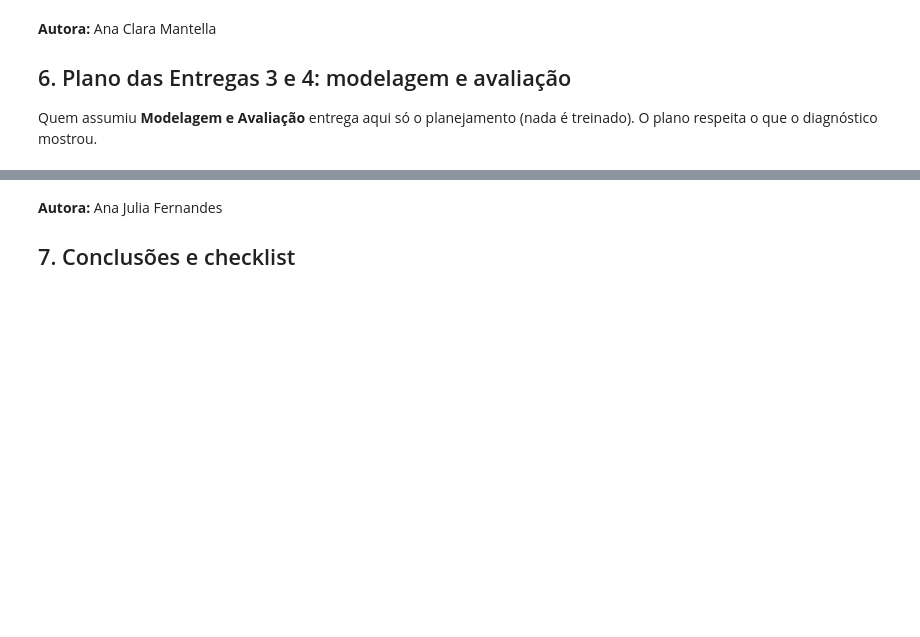
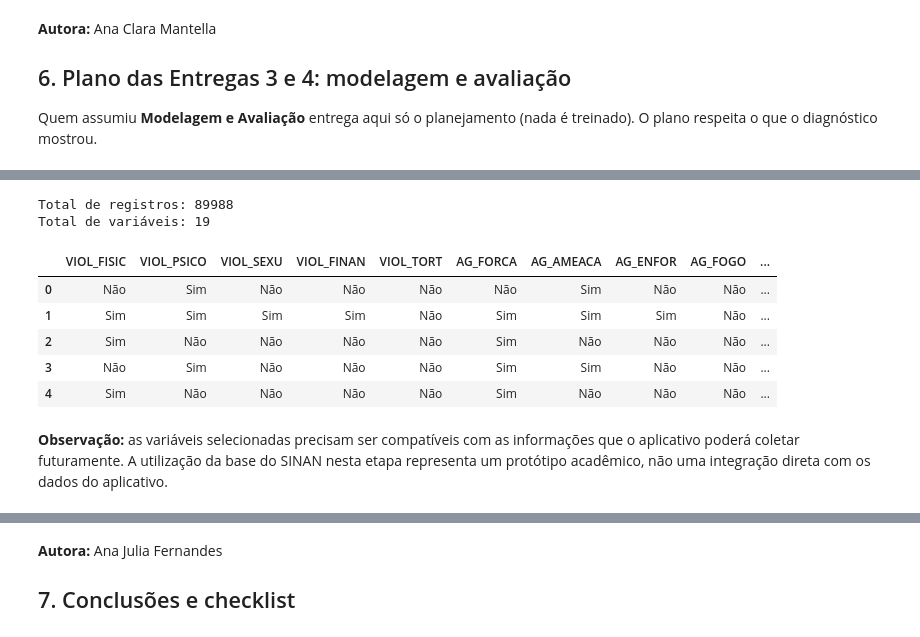
Before and after one commit to juuhjuw/BookSpace, a Jupyter notebook: data/notebooks/notebook.ipynb, the cells around one changed output, grey strips where cells are left out. Drawn from its saved outputs; the diff is of its cells as text; code cells hidden in the pictures; blank space fills up the shorter version.

```diff
--- a/data/notebooks/notebook.ipynb
+++ b/data/notebooks/notebook.ipynb
@@ -701,0 +1128,43 @@ print("\nCompatibilidade com o app (a validar com o time de desenvolvimento):");
+# %%
+base_modelo = df.dropna(subset=["ALVO_BIN"]).copy()
+
+features = [
+    "VIOL_FISIC",
+    "VIOL_PSICO",
+    "VIOL_SEXU",
+    "VIOL_FINAN",
+    "VIOL_TORT",
+    "AG_FORCA",
+    "AG_AMEACA",
+    "AG_ENFOR",
+    "AG_FOGO",
+    "AG_OBJETO",
+    "AG_CORTE",
+    "VINCULO",
+    "AUTOR_ALCO",
+    "LOCAL_OCOR",
+    "NUM_ENVOLV",
+    "FAIXA_ETARIA",
+    "N_TIPOS",
+    "N_MEIOS",
+    "DIAS_ATE_NOTIF"
+]
+
+X = base_modelo[features]
+y = base_modelo["ALVO_BIN"].astype(int)
+
+print("Total de registros:", len(base_modelo))
+print("Total de variáveis:", len(features))
+
+display(X.head())
+# %% [output]
+Total de registros: 89988
+Total de variáveis: 19
+|  | VIOL_FISIC | VIOL_PSICO | VIOL_SEXU | VIOL_FINAN | VIOL_TORT | AG_FORCA | AG_AMEACA | AG_ENFOR | AG_FOGO | ... |
+| 0 | Não | Sim | Não | Não | Não | Não | Sim | Não | Não | ... |
+| 1 | Sim | Sim | Sim | Sim | Não | Sim | Sim | Sim | Não | ... |
+| 2 | Sim | Não | Não | Não | Não | Sim | Não | Não | Não | ... |
+| 3 | Não | Sim | Não | Não | Não | Sim | Sim | Não | Não | ... |
+| 4 | Sim | Não | Não | Não | Não | Sim | Não | Não | Não | ... |
+# %% [markdown]
+**Observação:** as variáveis selecionadas precisam ser compatíveis com as informações que o aplicativo poderá coletar futuramente. A utilização da base do SINAN nesta etapa representa um protótipo acadêmico, não uma integração direta com os dados do aplicativo.
```
Also changed, not shown: parts of 54 cells of this notebook, 1 other file.
